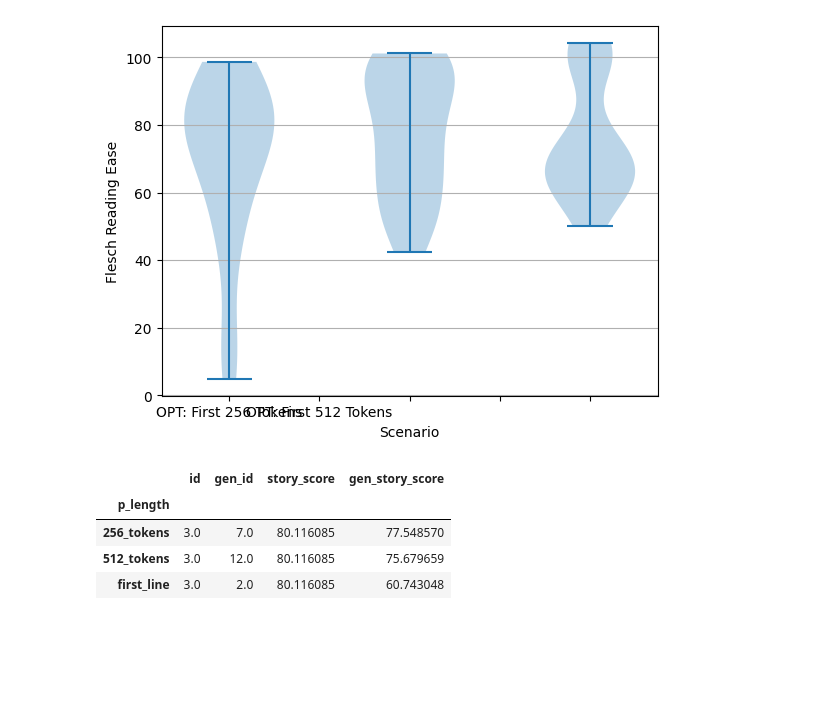
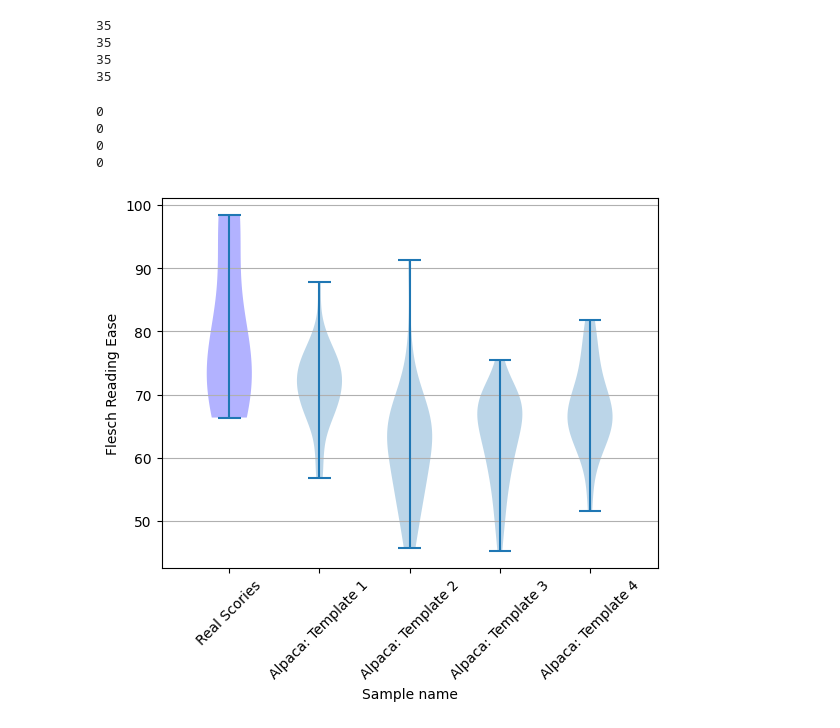
Before and after one commit to prabin525/trustworthiness-of-children-stories-generated-by-LLMs, a Jupyter notebook: analysis/readiability_score.ipynb, the cells around one changed output. Drawn from its saved outputs; the diff is of its cells as text; code cells hidden in the pictures; blank space fills up the shorter version.

Commit message:
Analysi based on redability score

```diff
--- a/analysis/readiability_score.ipynb
+++ b/analysis/readiability_score.ipynb
@@ -79,3 +80,8 @@ alpaca_t_3_scores = all_stories_alpaca[all_stories_alpaca.t_type == 3]['gen_stor
 
 alpaca_free_t_2_scores = free_stories_alpaca[free_stories_alpaca.t_type == 2]['gen_story_score'].values
 alpaca_free_t_4_scores = free_stories_alpaca[free_stories_alpaca.t_type == 4]['gen_story_score'].values
+# %%
+def set_axis_style(ax, labels):
+    ax.set_xticks(np.arange(1, len(labels) + 1), labels=labels)
+    ax.set_xlim(0.25, len(labels) + 0.75)
+    ax.set_xlabel('Sample name')
@@ -82,27 +169,56 @@ alpaca_free_t_4_scores = free_stories_alpaca[free_stories_alpaca.t_type == 4]['g
+# %%
+print(len(alpaca_t_1_scores))
+print(len(alpaca_t_3_scores))
+print(len(alpaca_free_t_2_scores))
+print(len(alpaca_free_t_4_scores))
+# %% [output]
+35
+35
+35
+35
+# %%
+print(len(alpaca_t_1_false_scores))
+print(len(alpaca_t_3_false_scores))
+print(len(alpaca_free_t_2_false_scores))
+print(len(alpaca_free_t_4_false_scores))
+# %% [output]
+0
+0
+0
+0
 # %%
 fig, axes = plt.subplots()
 
-axes.violinplot(
+p = axes.violinplot(
     dataset = [
-    [x for x in opt_first_line_scores if x >= 0 and x <= 100 ],
-    [x for x in opt_first_line_scores if x >= 0 and x <= 100 ]
+        original_stories_score,
+        [x for x in alpaca_t_1_scores if x >= 0 and x <= 100 ],
+        [x for x in alpaca_free_t_2_scores if x >= 0 and x <= 100 ],
+        [x for x in alpaca_t_3_scores if x >= 0 and x <= 100 ],
+        [x for x in alpaca_free_t_4_scores if x >= 0 and x <= 100 ],
     ]
 )
+for i, pc in enumerate(p['bodies']):
+    if i == 0:
+        pc.set_facecolor('blue')
+    # pc.set_facecolor('#D43F3A')
+    # pc.set_edgecolor('black')
+    #pc.set_alpha(1)
 
 # axes.set_title('Day Ahead Market')
 axes.yaxis.grid(True)
 axes.set_xlabel('Scenario')
 axes.set_ylabel('Flesch Reading Ease')
 axes.set_xticklabels(['OPT: First Line','OPT: First 256 Tokens','OPT: First 512 Tokens'])
-
+labels = [
+    'Real Scories',
+    'Alpaca: Template 1',
+    'Alpaca: Template 2',
+    'Alpaca: Template 3',
+    'Alpaca: Template 4',
+]
+set_axis_style(axes, labels)
+plt.xticks(rotation = 45)
 plt.show()
 # %% [output]
-[figure, old version]
+[figure, new version]
-# %%
-all_stories_opt.groupby(by=['p_length']).mean()
-# %% [output]
-|  | id | gen_id | story_score | gen_story_score |
-| p_length |  |  |  |  |
-| 256_tokens | 3.0 | 7.0 | 80.116085 | 77.548570 |
-| 512_tokens | 3.0 | 12.0 | 80.116085 | 75.679659 |
-| first_line | 3.0 | 2.0 | 80.116085 | 60.743048 |
```
Also changed, not shown: parts of 6 cells of this notebook.
